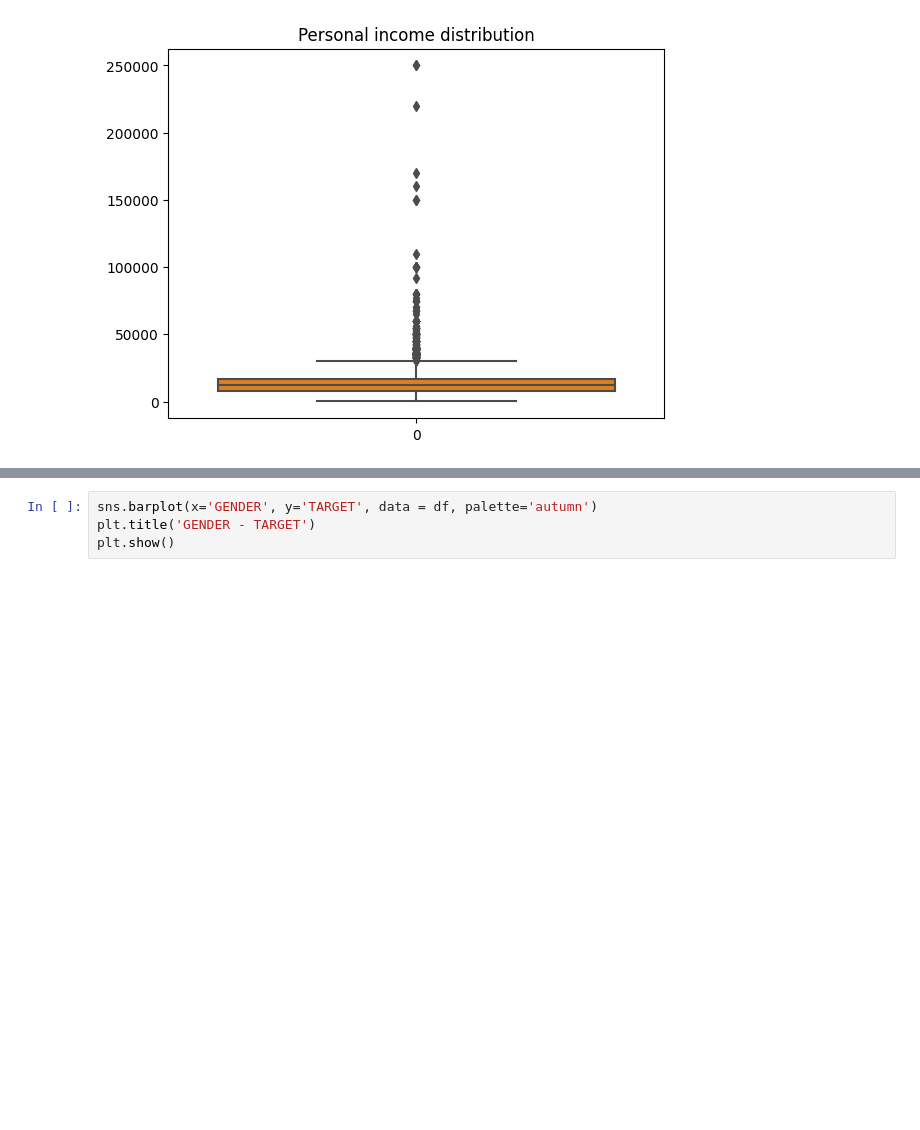
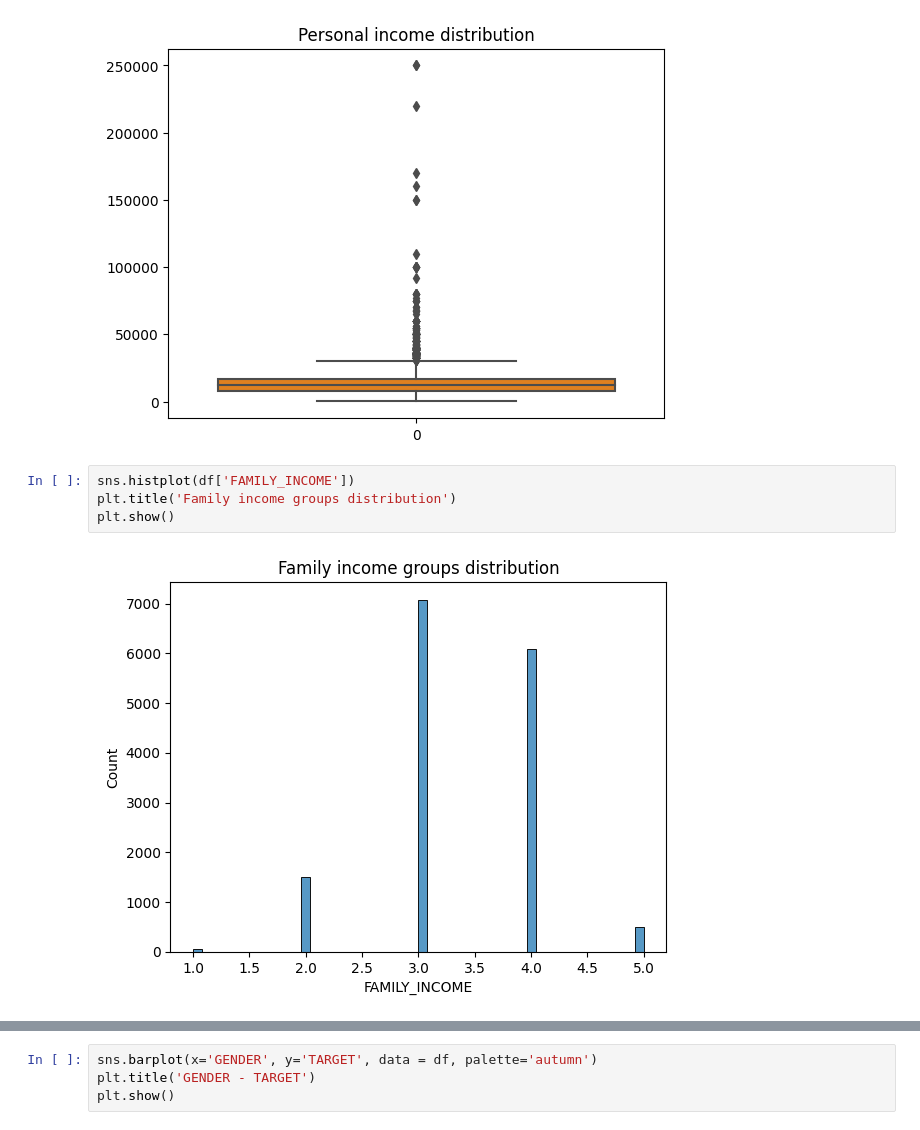
Before and after one commit to h4cktivist/hse-linear-models-final, a Jupyter notebook: eda.ipynb, the cells around one changed output, grey strips where cells are left out. Saved outputs shown, nothing was run; the diff lists cells and outputs as text; blank space fills up the shorter version.

```diff
--- a/eda.ipynb
+++ b/eda.ipynb
@@ -242,6 +276,12 @@ plt.title('Personal income distribution')
 plt.show()
 # %% [output]
 [figure]
+# %%
+sns.histplot(df['FAMILY_INCOME'])
+plt.title('Family income groups distribution')
+plt.show()
+# %% [output]
+[figure, added]
 # %%
 corr = df[[col for col in df.columns]].corr()
 
```
Also changed, not shown: parts of 32 cells of this notebook.
